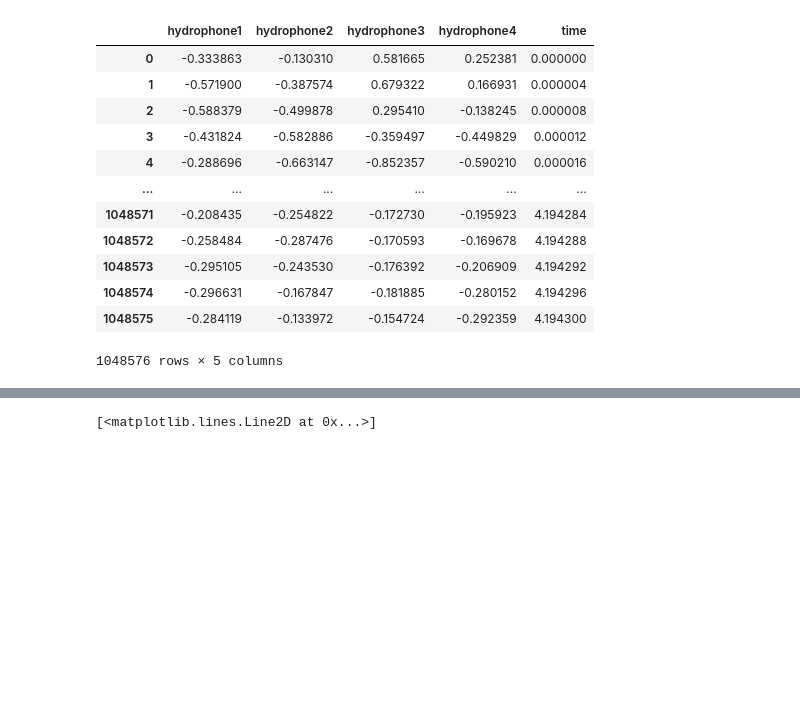
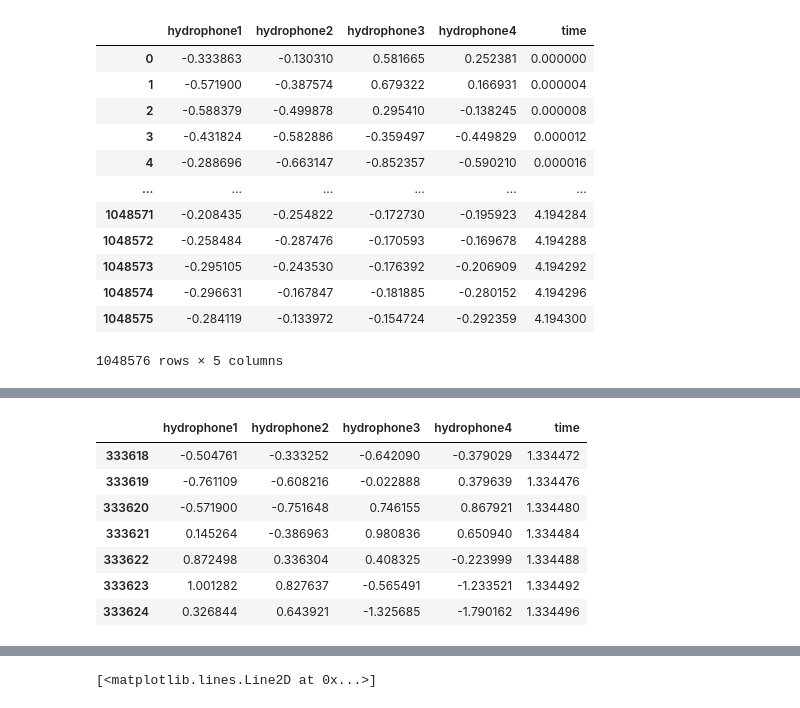
Before and after one commit to AdityaShelke29/robotics_club, a Jupyter notebook: sonar_work/fourier_analysis.ipynb, the cells around one changed output, grey strips where cells are left out. Cells and saved outputs as stored; diff of their text form; code cells hidden in the pictures; blank space fills up the shorter version.

```diff
--- a/sonar_work/fourier_analysis.ipynb
+++ b/sonar_work/fourier_analysis.ipynb
@@ -101,3 +102,14 @@ sampleHydrophoneData.plot(x = 'time')
+# %%
+sampleHydrophoneData
+# %% [output]
+|  | hydrophone1 | hydrophone2 | hydrophone3 | hydrophone4 | time |
+| 333618 | -0.504761 | -0.333252 | -0.642090 | -0.379029 | 1.334472 |
+| 333619 | -0.761109 | -0.608216 | -0.022888 | 0.379639 | 1.334476 |
+| 333620 | -0.571900 | -0.751648 | 0.746155 | 0.867921 | 1.334480 |
+| 333621 | 0.145264 | -0.386963 | 0.980836 | 0.650940 | 1.334484 |
+| 333622 | 0.872498 | 0.336304 | 0.408325 | -0.223999 | 1.334488 |
+| 333623 | 1.001282 | 0.827637 | -0.565491 | -1.233521 | 1.334492 |
+| 333624 | 0.326844 | 0.643921 | -1.325685 | -1.790162 | 1.334496 |
 # %%
 # Preparing for Fourier Analysis
 # This block of code gets the first 4096 lines of data from the first hydrophone, and stores it in the variable shortenedHydrophoneData.
```
Also changed, not shown: parts of 3 cells of this notebook.
